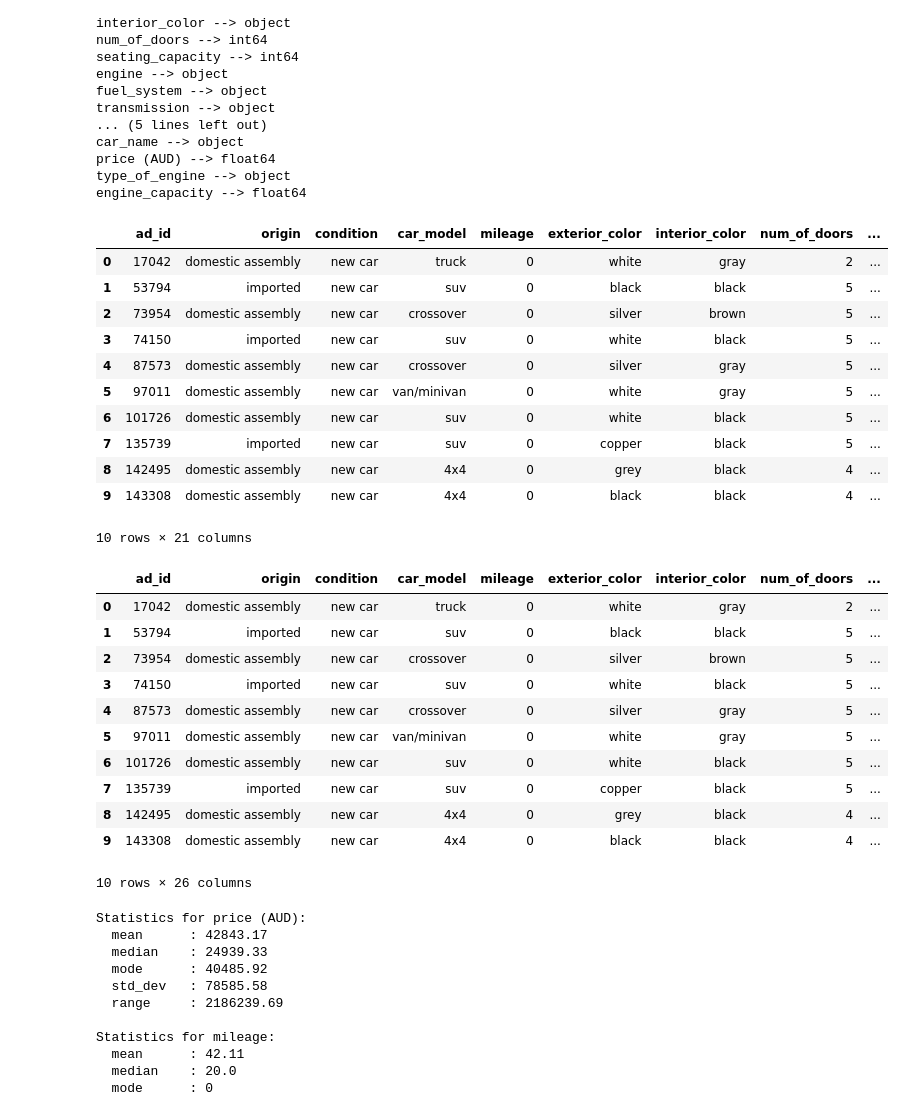
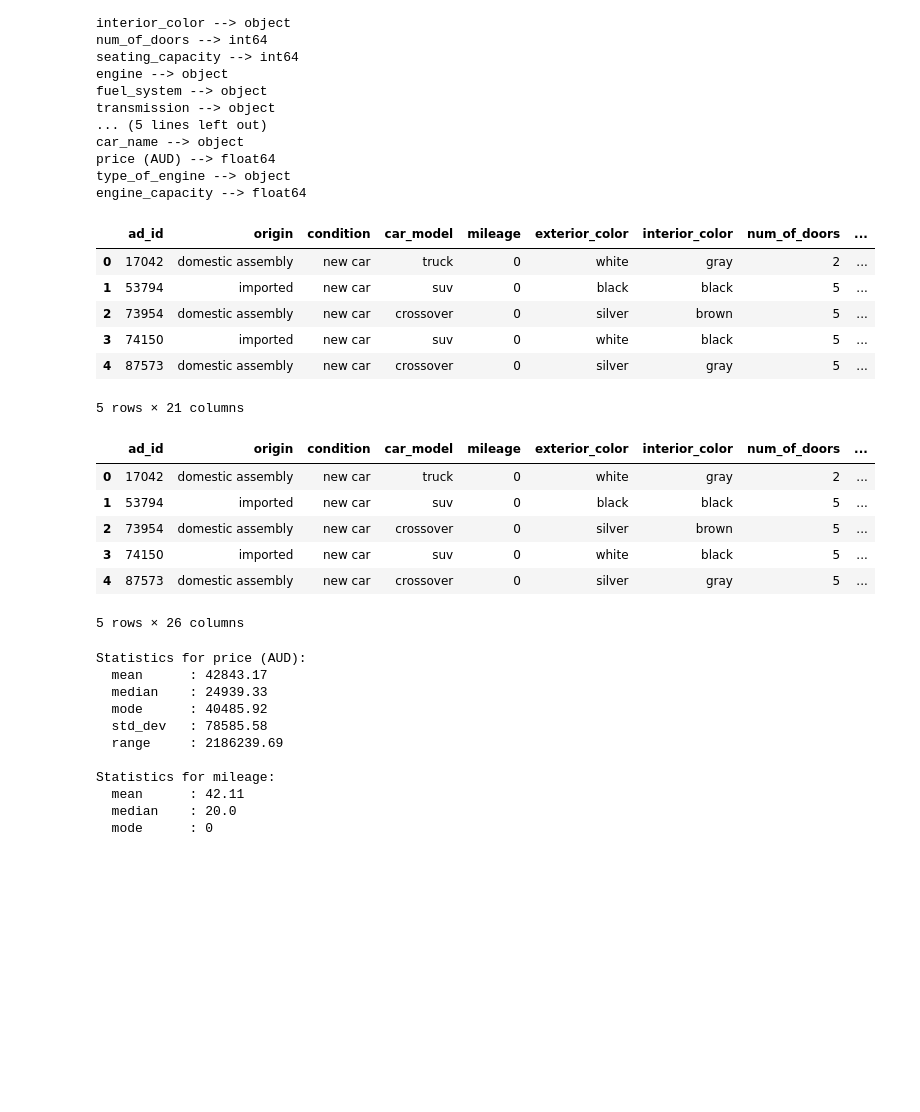
Before and after one commit to Rimanshuu/7008_Data_Vis_Repo, a Jupyter notebook: Assignment1_7008_T2_25.ipynb, the cells around one changed output. Saved outputs shown, nothing was run; the diff lists cells and outputs as text; code cells hidden in the pictures; blank space fills up the shorter version.

```diff
--- a/Assignment1_7008_T2_25.ipynb
+++ b/Assignment1_7008_T2_25.ipynb
@@ -149,25 +127,20 @@ engine_capacity --> float64
 # %%
 text_entries = ['origin', 'condition', 'car_model', 'exterior_color', 'interior_color', 'type_of_engine',
 'fuel_system', 'transmission', 'drive_type', 'brand', 'grade']
 
 for cols in text_entries:
     car_data[cols] = car_data[cols].astype(str).str.lower()
 
 
-car_data.head(10)
+car_data.head()
 # %% [output]
 |  | ad_id | origin | condition | car_model | mileage | exterior_color | interior_color | num_of_doors | ... |
 | 0 | 17042 | domestic assembly | new car | truck | 0 | white | gray | 2 | ... |
 | 1 | 53794 | imported | new car | suv | 0 | black | black | 5 | ... |
 | 2 | 73954 | domestic assembly | new car | crossover | 0 | silver | brown | 5 | ... |
 | 3 | 74150 | imported | new car | suv | 0 | white | black | 5 | ... |
 | 4 | 87573 | domestic assembly | new car | crossover | 0 | silver | gray | 5 | ... |
-| 5 | 97011 | domestic assembly | new car | van/minivan | 0 | white | gray | 5 | ... |
-| 6 | 101726 | domestic assembly | new car | suv | 0 | white | black | 5 | ... |
-| 7 | 135739 | imported | new car | suv | 0 | copper | black | 5 | ... |
-| 8 | 142495 | domestic assembly | new car | 4x4 | 0 | grey | black | 4 | ... |
-| 9 | 143308 | domestic assembly | new car | 4x4 | 0 | black | black | 4 | ... |
-10 rows × 21 columns
+5 rows × 21 columns
 # %%
 #Min-Max Normalization Formula: x' = (x - min) / (max - min)
 
@@ -180,7 +153,7 @@ for col in numeric_cols:
         car_data["normalised_" + col] = (car_data[col] - min_val) / (max_val - min_val)
 
 
-car_data.head(10)
+car_data.head()
 # %% [output]
 |  | ad_id | origin | condition | car_model | mileage | exterior_color | interior_color | num_of_doors | ... |
 | 0 | 17042 | domestic assembly | new car | truck | 0 | white | gray | 2 | ... |
@@ -188,12 +161,7 @@ car_data.head(10)
 | 2 | 73954 | domestic assembly | new car | crossover | 0 | silver | brown | 5 | ... |
 | 3 | 74150 | imported | new car | suv | 0 | white | black | 5 | ... |
 | 4 | 87573 | domestic assembly | new car | crossover | 0 | silver | gray | 5 | ... |
-| 5 | 97011 | domestic assembly | new car | van/minivan | 0 | white | gray | 5 | ... |
-| 6 | 101726 | domestic assembly | new car | suv | 0 | white | black | 5 | ... |
-| 7 | 135739 | imported | new car | suv | 0 | copper | black | 5 | ... |
-| 8 | 142495 | domestic assembly | new car | 4x4 | 0 | grey | black | 4 | ... |
-| 9 | 143308 | domestic assembly | new car | 4x4 | 0 | black | black | 4 | ... |
-10 rows × 26 columns
+5 rows × 26 columns
 # %%
 car_data.to_csv("processed_car_dataset.csv")
 processed_car_dataset = pd.read_csv("processed_car_dataset.csv")
```
Also changed, not shown: parts of 9 cells of this notebook, 2 other files.
